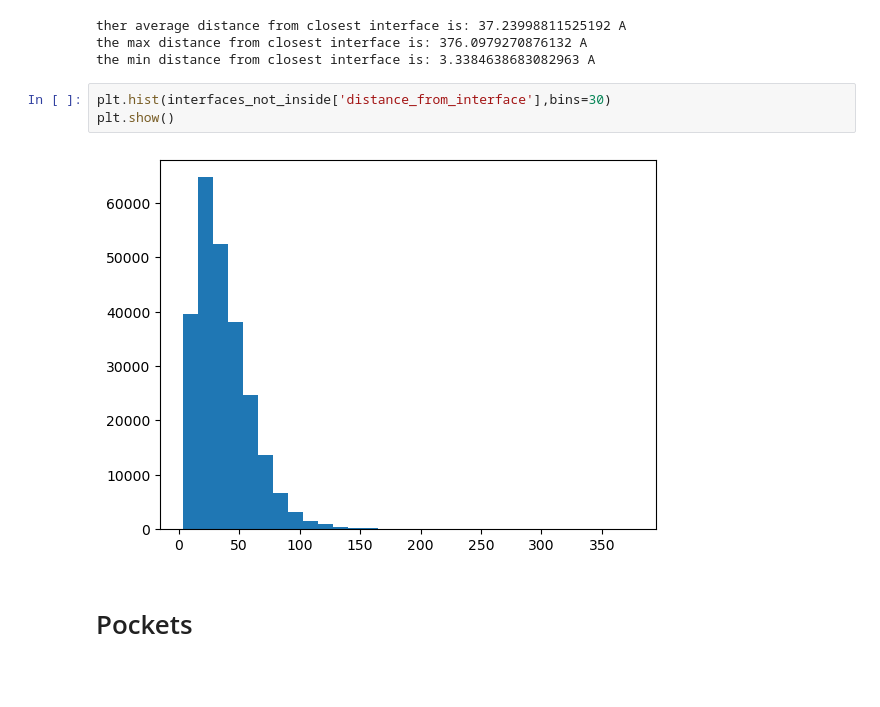
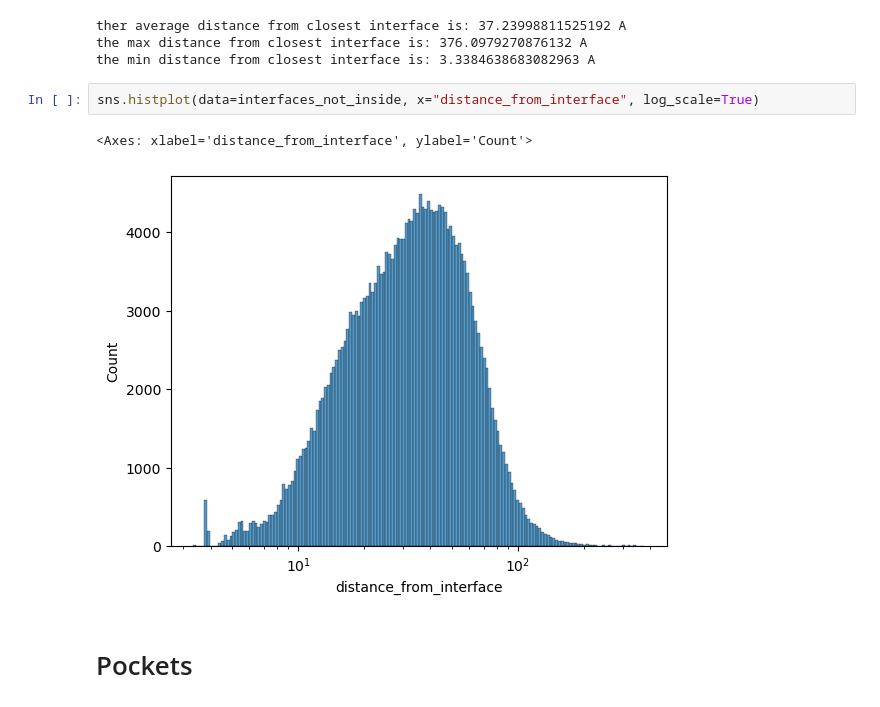
Before and after one commit to PhenoMeters/pheno_analysis, a Jupyter notebook: pockets_interfaces_analysis.ipynb, the cells around one changed output. Drawn from its saved outputs; the diff is of its cells as text; blank space fills up the shorter version.

Commit message:
updates to data analysis

```diff
--- a/pockets_interfaces_analysis.ipynb
+++ b/pockets_interfaces_analysis.ipynb
@@ -96,11 +117,11 @@ print("the min distance from closest interface is:", min_dist, "A")
 ther average distance from closest interface is: 37.23998811525192 A
 the max distance from closest interface is: 376.0979270876132 A
 the min distance from closest interface is: 3.3384638683082963 A
-# %%
-plt.hist(interfaces_not_inside['distance_from_interface'],bins=30)
-plt.show()
-# %% [output]
-[figure, removed]
+# %%
+sns.histplot(data=interfaces_not_inside, x="distance_from_interface", log_scale=True)
+# %% [output]
+<Axes: xlabel='distance_from_interface', ylabel='Count'>
+[figure, added]
 # %% [markdown]
 # Pockets
 # %%
```
Also changed, not shown: parts of 33 cells of this notebook, 2 other files.
